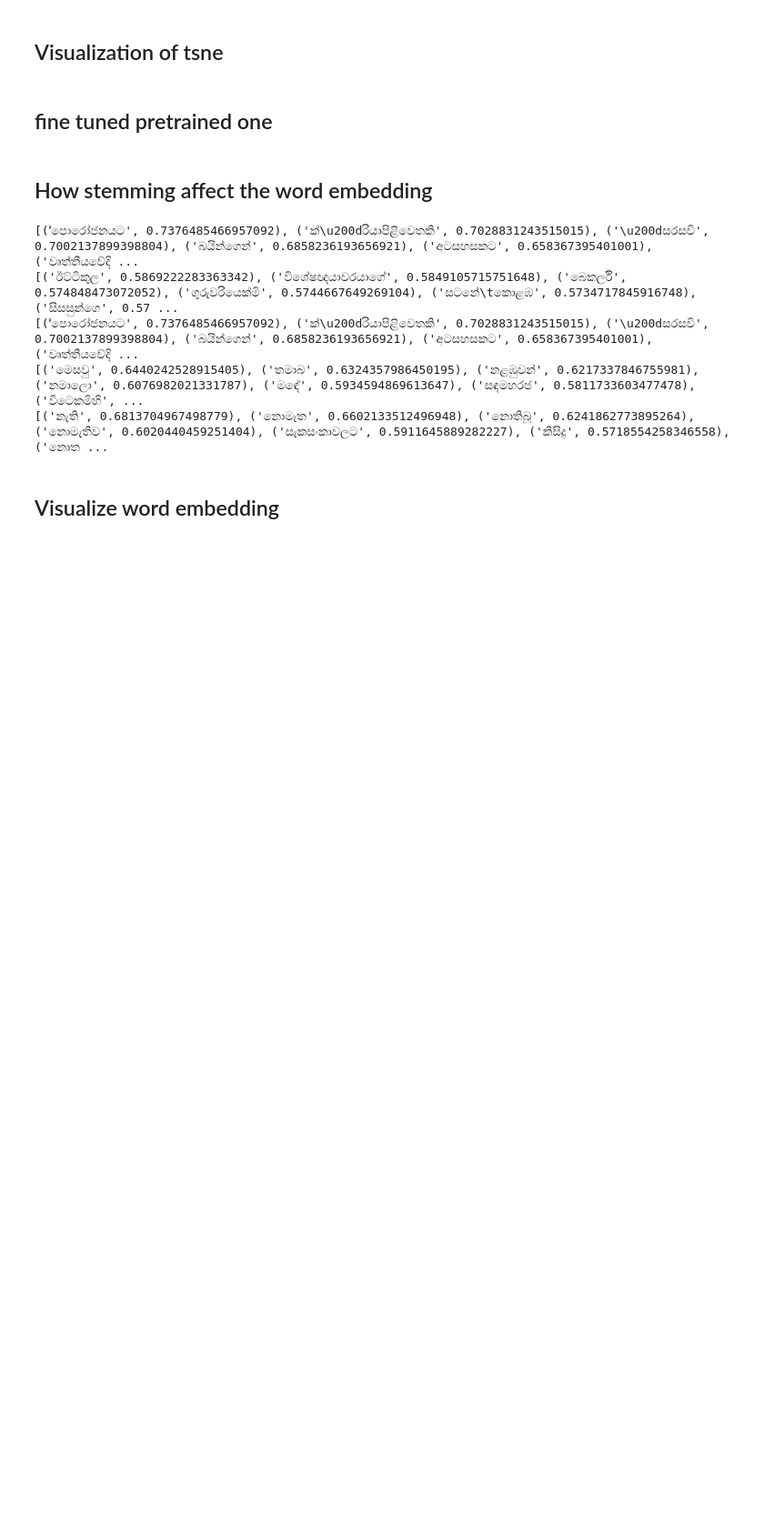
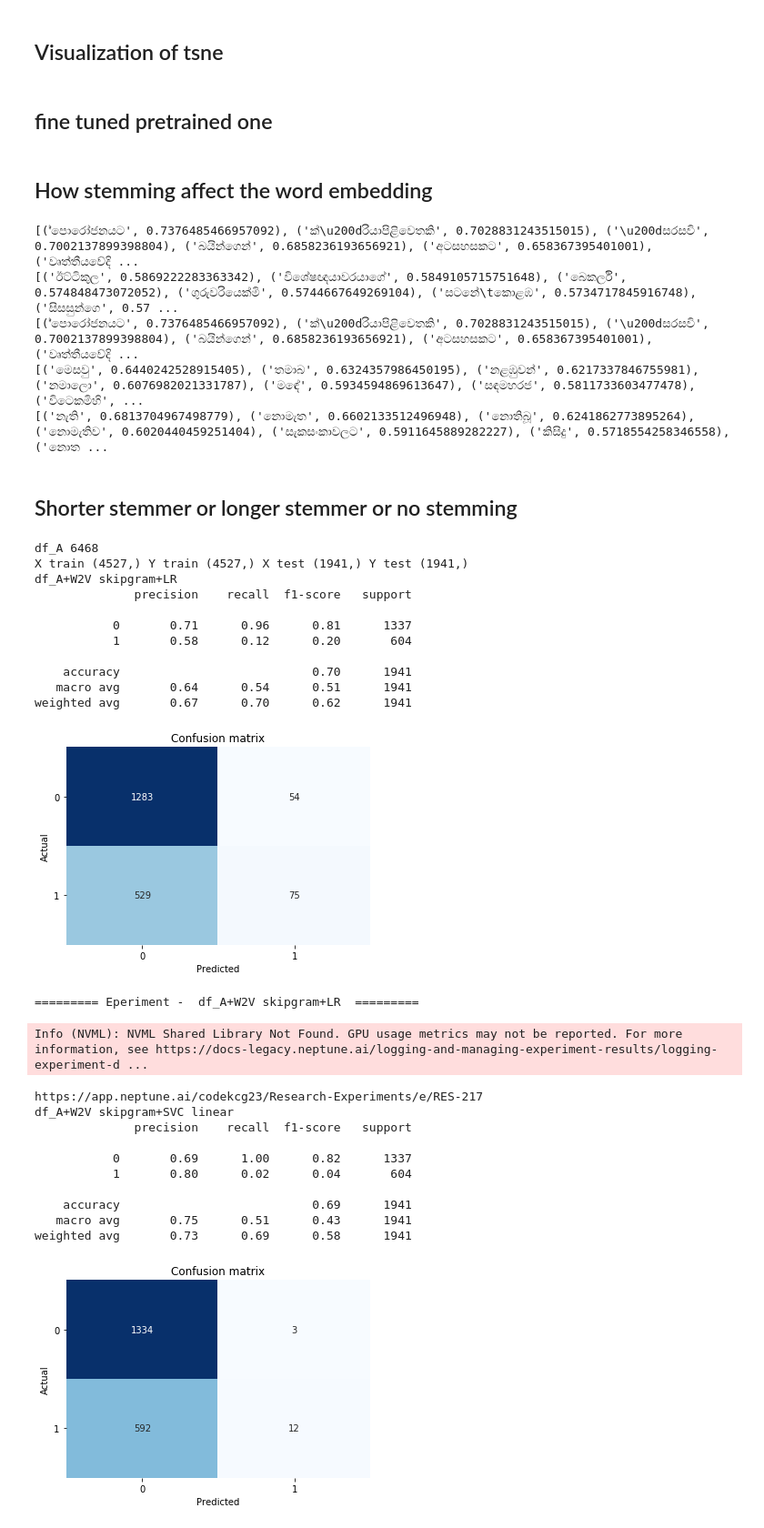
Before and after one commit to codekcg23/Sinhala-Hate-Speech-Detection, a Jupyter notebook: Feature representation/embeddings_word2vec.ipynb, the cells around one changed output. Shown: that part at 91% size. Cells and saved outputs as stored; diff of their text form; code cells hidden in the pictures; blank space fills up the shorter version.

Commit message:
Complete evalaution of pretrained word vectors

```diff
--- a/Feature representation/embeddings_word2vec.ipynb
+++ b/Feature representation/embeddings_word2vec.ipynb
@@ -359,9 +355,8 @@ def lr(X_train,X_test,Y_train):
 # %% [markdown]
 ## Evaluate
 # %%
-df_dict = {'df_A':df_A,'df_A_p': df_A_p,'df_B': df_B,'df_B_p': df_B_p,'df_A_B' :df_A_B,'df_A_B_p' :df_A_B_p}
+#df_dict = {'df_A':df_A,'df_A_p': df_A_p,'df_B': df_B,'df_B_p': df_B_p,'df_A_B' :df_A_B,'df_A_B_p' :df_A_B_p}
 # feature dict
 feature_dict={'W2V skipgram':word2vec_skipgram_embedding,'W2V CBOW':word2vec_cbow_embedding}
 # model dict
-model_dict = {"LR":lr,"SVC":utills.svc}
-classifier_feature(df_dict, model_dict, feature_dict)
+model_dict = {"LR":utills.lr,"SVC linear":utills.svc_linear,"SVC rbf":utills.svc_rbf}
@@ -502,5 +499,34 @@ print(model.wv.most_similar('නොමැති'))
 [('්පොරෝජනයට', 0.7376485466957092), ('ක්\u200dරියාපිළිවෙතකි', 0.7028831243515015), ('\u200dසරසවි', 0.7002137899398804), ('බයින්ගෙන්', 0.6858236193656921), ('අටසහසකට', 0.658367395401001), ('වෘත්තීයවේදි ...
 [('මෙසවු', 0.6440242528915405), ('තමාබ', 0.6324357986450195), ('නළඹුවන්', 0.6217337846755981), ('නමාලො', 0.6076982021331787), ('මඳේ', 0.5934594869613647), ('සඳමහරජ', 0.5811733603477478), ('විටෙකමිහි', ...
 [('නැති', 0.6813704967498779), ('නොමැත', 0.6602133512496948), ('නොතිබූ', 0.6241862773895264), ('නොමැතිව', 0.6020440459251404), ('සැකසංකාවලට', 0.5911645889282227), ('කිසිදු', 0.5718554258346558), ('නොත ...
-# %% [markdown]
-## Visualize word embedding
+# %% [markdown]
+## Shorter stemmer or longer stemmer or no stemming
+# %%
+## no stemming -> changing classifeir feature to use prepare_dataset function
+classifier_feature({'df_A':df_A,'df_B':df_B}, model_dict, feature_dict)
+# %% [output]
+df_A 6468
+X train (4527,) Y train (4527,) X test (1941,) Y test (1941,)
+df_A+W2V skipgram+LR
+              precision    recall  f1-score   support
+
+           0       0.71      0.96      0.81      1337
+           1       0.58      0.12      0.20       604
+
+    accuracy                           0.70      1941
+   macro avg       0.64      0.54      0.51      1941
+weighted avg       0.67      0.70      0.62      1941
+[figure, added]
+========= Eperiment -  df_A+W2V skipgram+LR  =========
+Info (NVML): NVML Shared Library Not Found. GPU usage metrics may not be reported. For more information, see https://docs-legacy.neptune.ai/logging-and-managing-experiment-results/logging-experiment-d ...
+https://app.neptune.ai/codekcg23/Research-Experiments/e/RES-217
+df_A+W2V skipgram+SVC linear
+              precision    recall  f1-score   support
+
+           0       0.69      1.00      0.82      1337
+           1       0.80      0.02      0.04       604
+
+    accuracy                           0.69      1941
+   macro avg       0.75      0.51      0.43      1941
+weighted avg       0.73      0.69      0.58      1941
+[figure, added]
```
Also changed, not shown: parts of 10 cells of this notebook, 6 other files.
